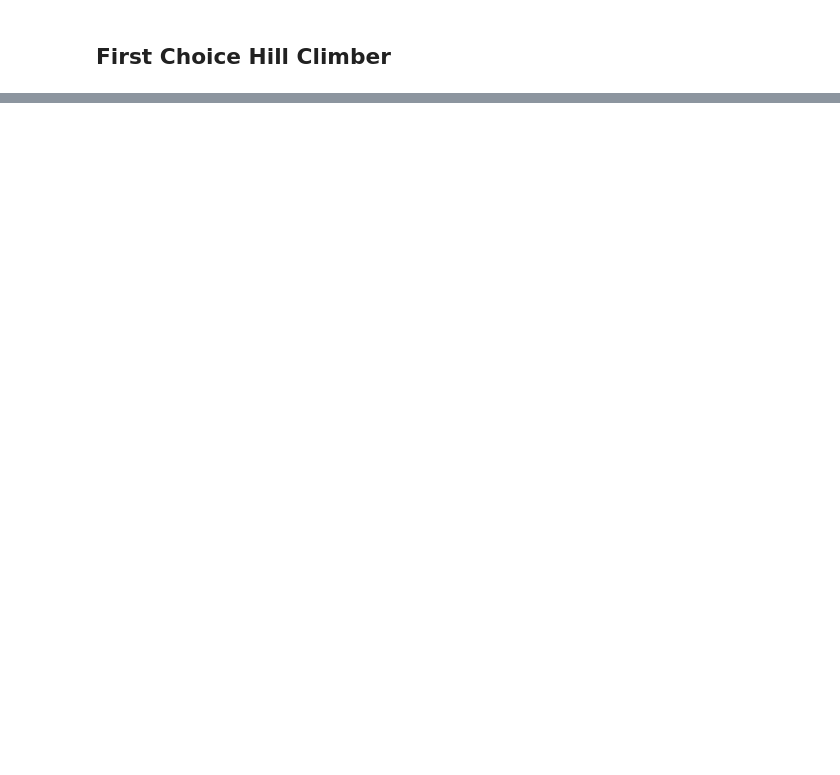
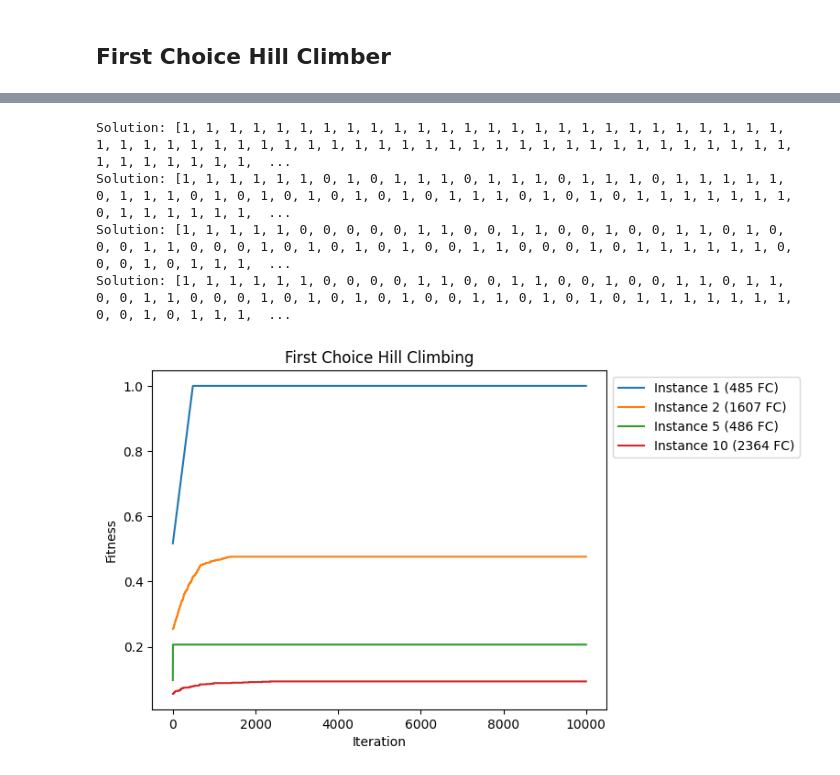
Before and after one commit to Guido-Pio-Natalizio/computational-intelligence, a Jupyter notebook: Lab 3 - Black Box Optimization/lab9.ipynb, the cells around one changed output, grey strips where cells are left out. Drawn from its saved outputs; the diff is of its cells as text; code cells hidden in the pictures; blank space fills up the shorter version.

```diff
--- a/Lab 3 - Black Box Optimization/lab9.ipynb
+++ b/Lab 3 - Black Box Optimization/lab9.ipynb
@@ -86,0 +156,16 @@ print(fitness.calls)
+# %%
+def tweak_2(state):  # select a random locus with a gene == 0 and set it to 1
+    new_state = state.copy()
+    allowed_indices = [i for i in range(len(new_state)) if new_state[i] == 0]
+    if allowed_indices:
+        index = choice(allowed_indices)
+        new_state[index] = 1
+    return new_state
+# %%
+plot_hc((hill_climber(lab9_lib.make_problem(1), tweak=tweak_2), 1), (hill_climber(lab9_lib.make_problem(2), tweak=tweak_2), 2), (hill_climber(lab9_lib.make_problem(5), tweak=tweak_2), 5), (hill_climber(lab9_lib.make_problem(10), tweak=tweak_2), 10))
+# %% [output]
+Solution: [1, 1, 1, 1, 1, 1, 1, 1, 1, 1, 1, 1, 1, 1, 1, 1, 1, 1, 1, 1, 1, 1, 1, 1, 1, 1, 1, 1, 1, 1, 1, 1, 1, 1, 1, 1, 1, 1, 1, 1, 1, 1, 1, 1, 1, 1, 1, 1, 1, 1, 1, 1, 1, 1, 1, 1, 1, 1, 1, 1, 1, 1, 1,  ...
+Solution: [1, 1, 1, 1, 1, 1, 0, 1, 0, 1, 1, 1, 0, 1, 1, 1, 0, 1, 1, 1, 0, 1, 1, 1, 1, 1, 0, 1, 1, 1, 0, 1, 0, 1, 0, 1, 0, 1, 0, 1, 0, 1, 1, 1, 0, 1, 0, 1, 0, 1, 1, 1, 1, 1, 1, 1, 0, 1, 1, 1, 1, 1, 1,  ...
+Solution: [1, 1, 1, 1, 1, 0, 0, 0, 0, 0, 1, 1, 0, 0, 1, 1, 0, 0, 1, 0, 0, 1, 1, 0, 1, 0, 0, 0, 1, 1, 0, 0, 0, 1, 0, 1, 0, 1, 0, 1, 0, 0, 1, 1, 0, 0, 0, 1, 0, 1, 1, 1, 1, 1, 1, 0, 0, 0, 1, 0, 1, 1, 1,  ...
+Solution: [1, 1, 1, 1, 1, 1, 0, 0, 0, 0, 1, 1, 0, 0, 1, 1, 0, 0, 1, 0, 0, 1, 1, 0, 1, 1, 0, 0, 1, 1, 0, 0, 0, 1, 0, 1, 0, 1, 0, 1, 0, 0, 1, 1, 0, 1, 0, 1, 0, 1, 1, 1, 1, 1, 1, 1, 0, 0, 1, 0, 1, 1, 1,  ...
+[figure, added]
```
Also changed, not shown: parts of 21 cells of this notebook.
